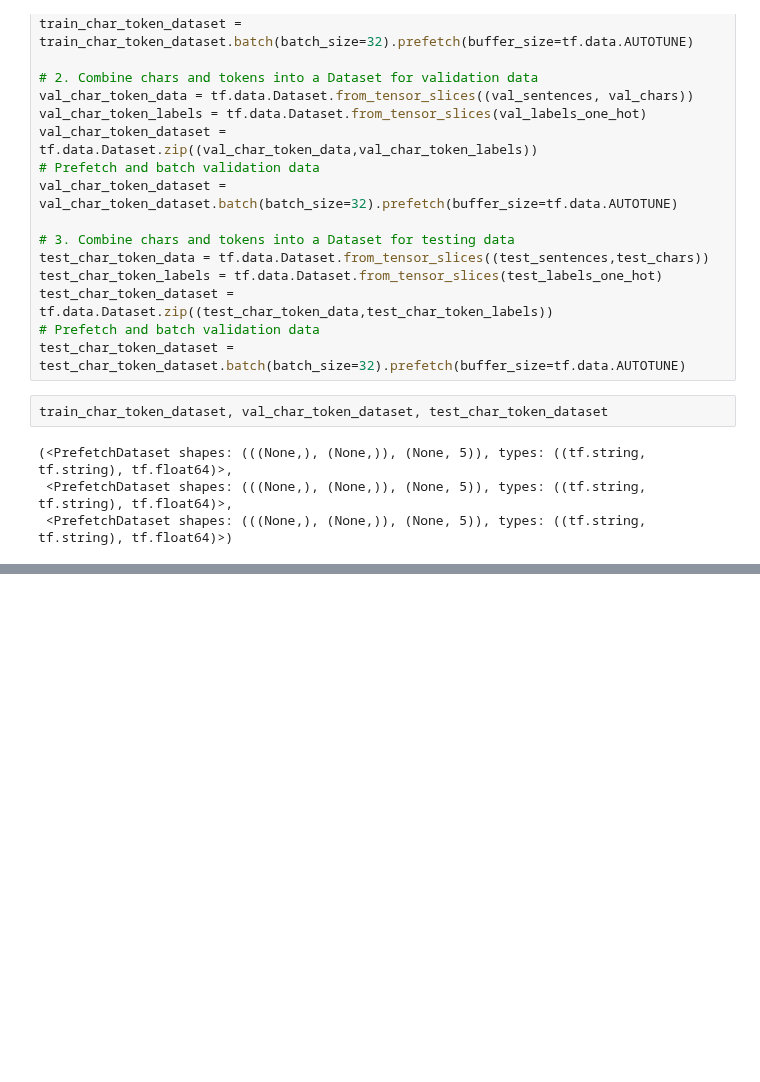
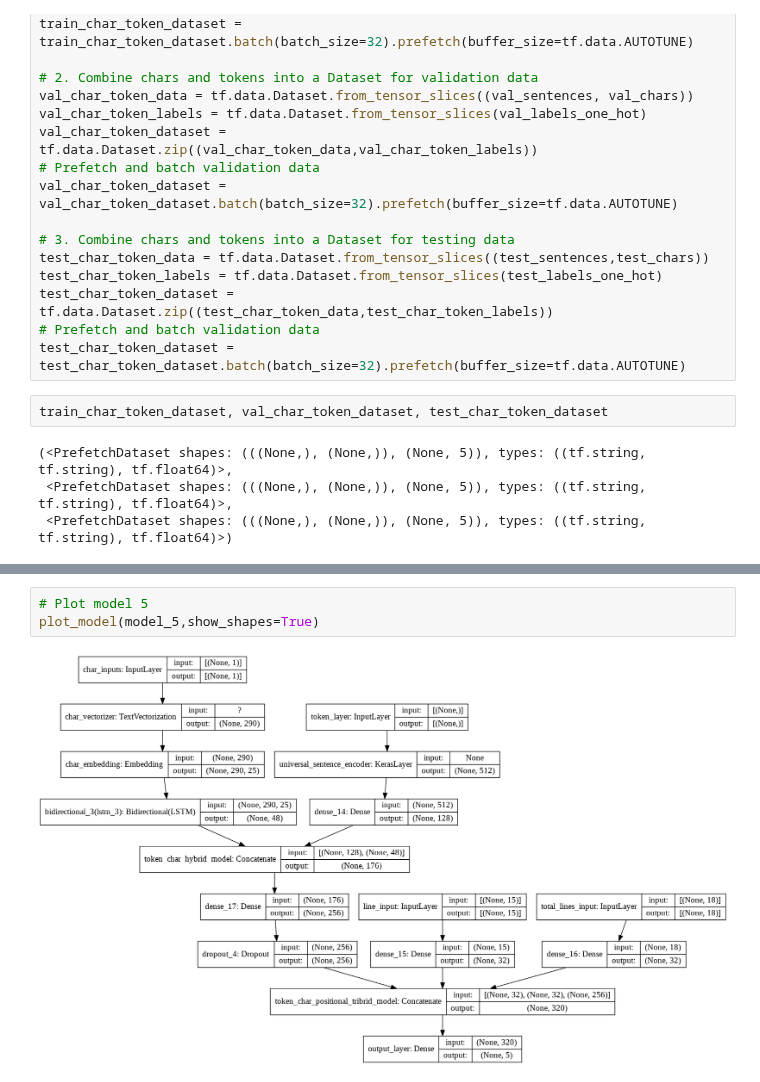
Before and after one commit to imran9891/TensorFlow, a Jupyter notebook: 09_Skimlit_NLP_Milestone_Project_2.ipynb, the cells around one changed output, grey strips where cells are left out. Cells and saved outputs as stored; diff of their text form; blank space fills up the shorter version.

Commit message:
Building model with Token + Char + Positional Embeddings

```diff
--- a/09_Skimlit_NLP_Milestone_Project_2.ipynb
+++ b/09_Skimlit_NLP_Milestone_Project_2.ipynb
@@ -1130,0 +1388,5 @@ train_char_token_dataset, val_char_token_dataset, test_char_token_dataset
+# %%
+# Plot model 5
+plot_model(model_5,show_shapes=True)
+# %% [output]
+[figure, added]
```
Also changed, not shown: parts of 60 cells of this notebook.
